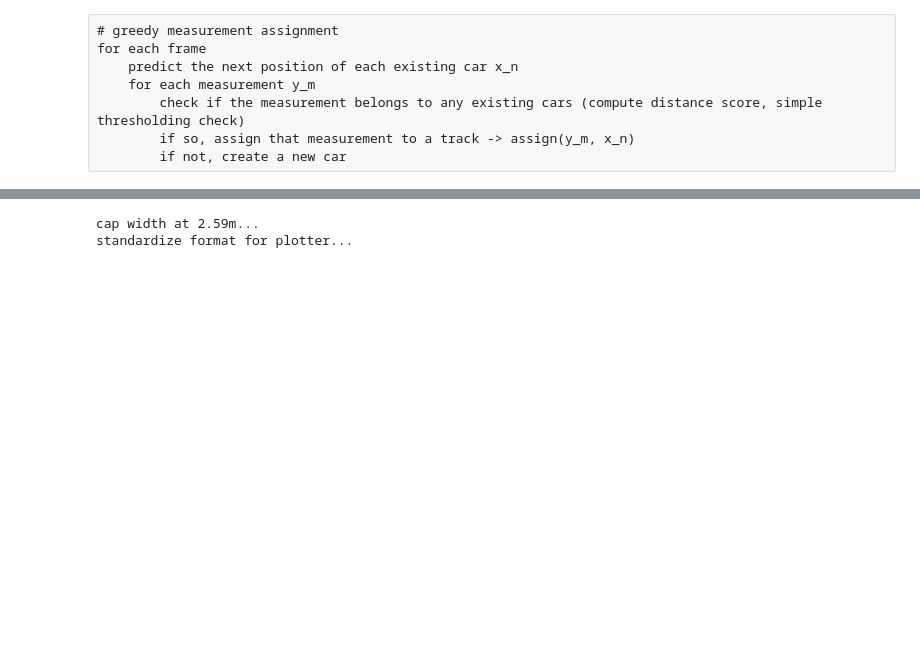
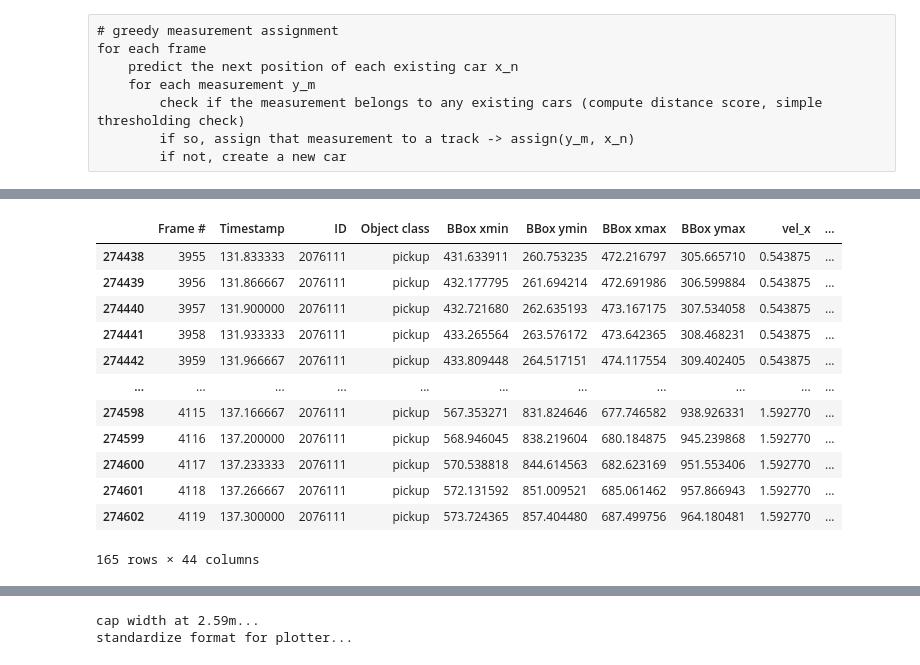
Before and after one commit to yanb514/I24-postprocessing, a Jupyter notebook: I24_data_association.ipynb, the cells around one changed output, grey strips where cells are left out. Drawn from its saved outputs; the diff is of its cells as text; code cells hidden in the pictures; blank space fills up the shorter version.

```diff
--- a/I24_data_association.ipynb
+++ b/I24_data_association.ipynb
@@ -37,0 +134,16 @@ df = utils.preprocess(file_path, tform_path, skip_row = 0)
+# %%
+car
+# %% [output]
+|  | Frame # | Timestamp | ID | Object class | BBox xmin | BBox ymin | BBox xmax | BBox ymax | vel_x | ... |
+| 274438 | 3955 | 131.833333 | 2076111 | pickup | 431.633911 | 260.753235 | 472.216797 | 305.665710 | 0.543875 | ... |
+| 274439 | 3956 | 131.866667 | 2076111 | pickup | 432.177795 | 261.694214 | 472.691986 | 306.599884 | 0.543875 | ... |
+| 274440 | 3957 | 131.900000 | 2076111 | pickup | 432.721680 | 262.635193 | 473.167175 | 307.534058 | 0.543875 | ... |
+| 274441 | 3958 | 131.933333 | 2076111 | pickup | 433.265564 | 263.576172 | 473.642365 | 308.468231 | 0.543875 | ... |
+| 274442 | 3959 | 131.966667 | 2076111 | pickup | 433.809448 | 264.517151 | 474.117554 | 309.402405 | 0.543875 | ... |
+| ... | ... | ... | ... | ... | ... | ... | ... | ... | ... | ... |
+| 274598 | 4115 | 137.166667 | 2076111 | pickup | 567.353271 | 831.824646 | 677.746582 | 938.926331 | 1.592770 | ... |
+| 274599 | 4116 | 137.200000 | 2076111 | pickup | 568.946045 | 838.219604 | 680.184875 | 945.239868 | 1.592770 | ... |
+| 274600 | 4117 | 137.233333 | 2076111 | pickup | 570.538818 | 844.614563 | 682.623169 | 951.553406 | 1.592770 | ... |
+| 274601 | 4118 | 137.266667 | 2076111 | pickup | 572.131592 | 851.009521 | 685.061462 | 957.866943 | 1.592770 | ... |
+| 274602 | 4119 | 137.300000 | 2076111 | pickup | 573.724365 | 857.404480 | 687.499756 | 964.180481 | 1.592770 | ... |
+165 rows × 44 columns
```
Also changed, not shown: parts of 11 cells of this notebook, 1 other file.
